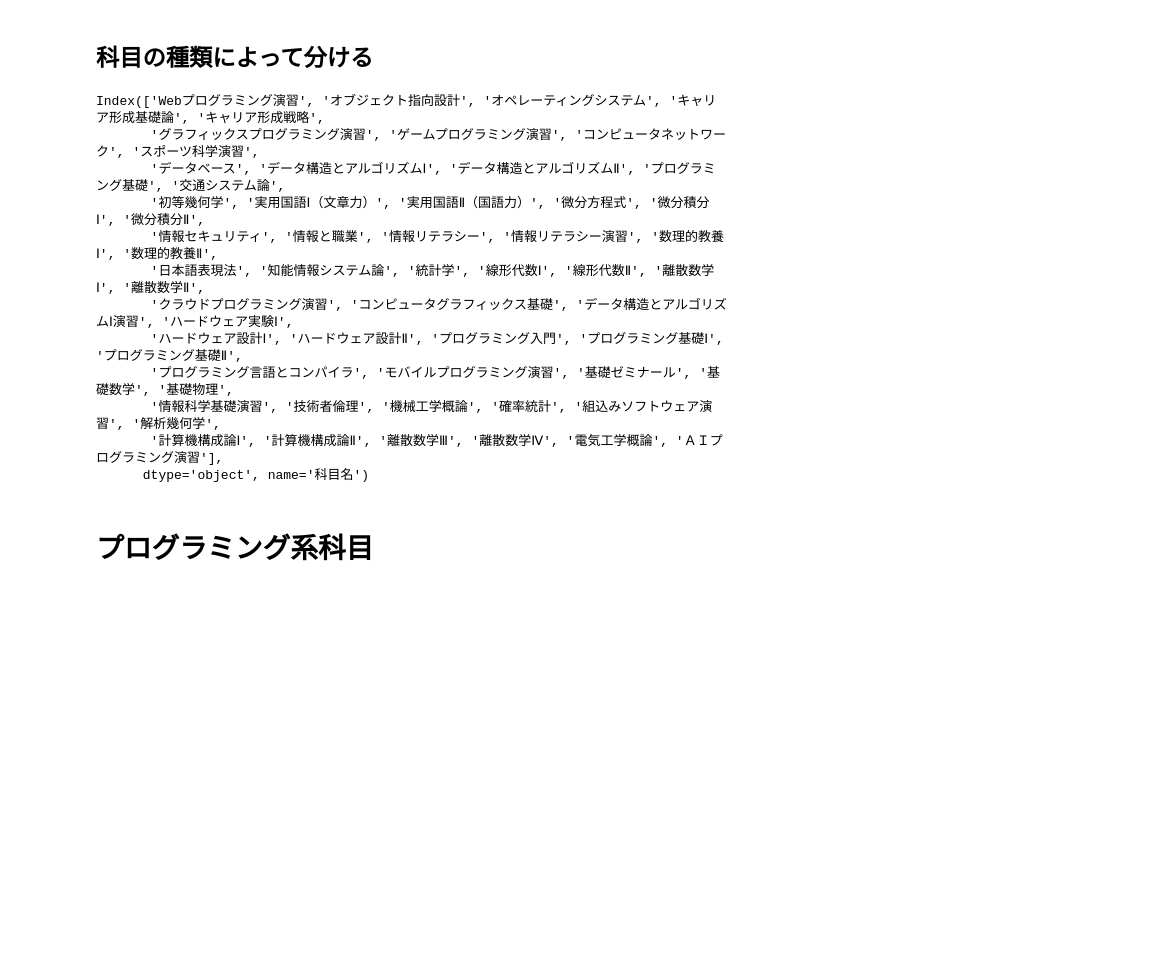
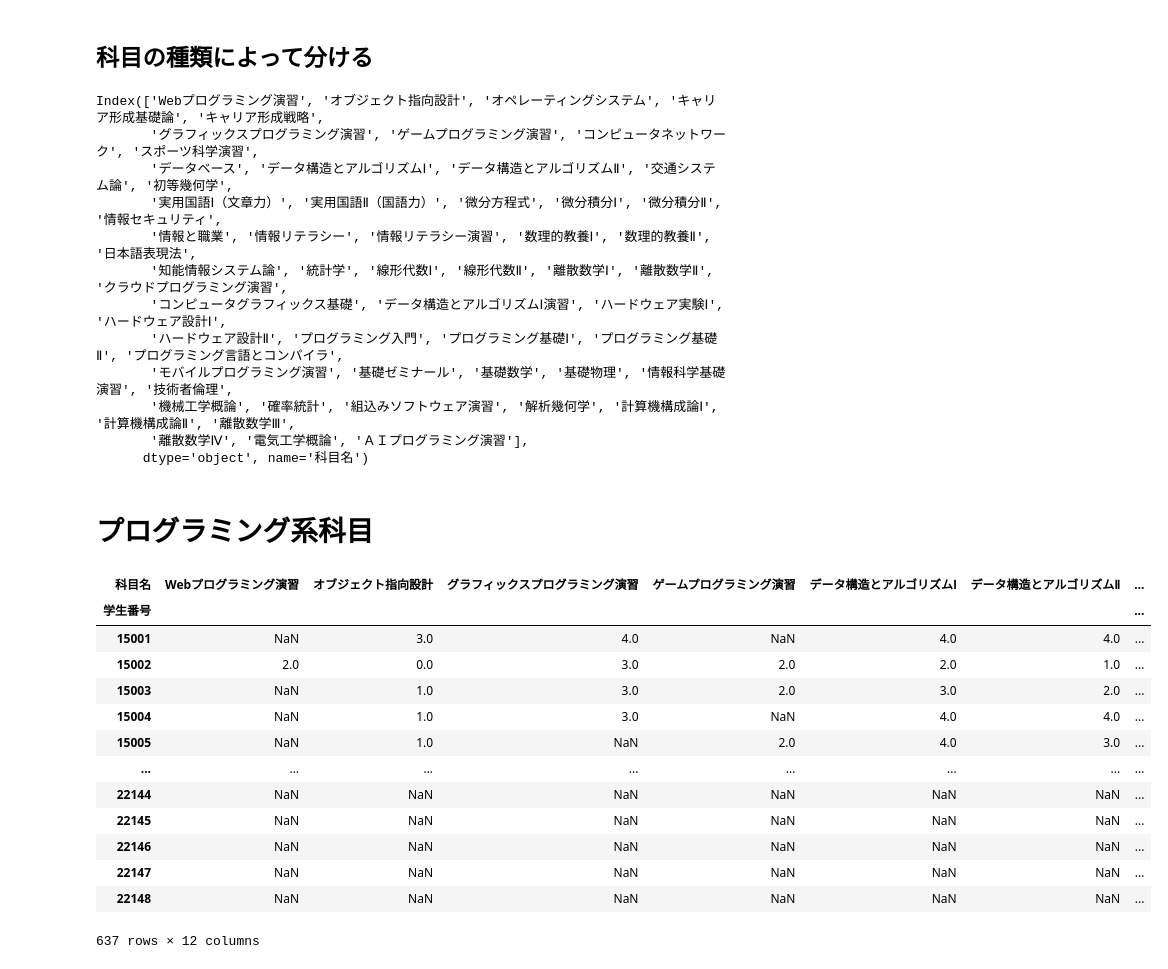
Before and after one commit to ltpdo/GradeData-MachineLearing, a Jupyter notebook: 成績データの仕分け.ipynb, the cells around one changed output. Cells and saved outputs as stored; diff of their text form; code cells hidden in the pictures; blank space fills up the shorter version.

```diff
--- a/成績データの仕分け.ipynb
+++ b/成績データの仕分け.ipynb
@@ -594,7 +648,7 @@ print("切片:{:.5f}".format(model.intercept_))
 subject_data_major = subject_data.loc[:, [
     "Webプログラミング演習", "オブジェクト指向設計", "オペレーティングシステム", "キャリア形成基礎論", "キャリア形成戦略",
     "グラフィックスプログラミング演習", "ゲームプログラミング演習", "コンピュータネットワーク", "スポーツ科学演習",
-    "データベース", "データ構造とアルゴリズムⅠ", "データ構造とアルゴリズムⅡ", "プログラミング基礎", "交通システム論",
+    "データベース", "データ構造とアルゴリズムⅠ", "データ構造とアルゴリズムⅡ", "交通システム論",
     "初等幾何学", "実用国語Ⅰ（文章力）", "実用国語Ⅱ（国語力）", "微分方程式", "微分積分Ⅰ", "微分積分Ⅱ", "情報セキュリティ",
     "情報と職業", "情報リテラシー", "情報リテラシー演習", "数理的教養Ⅰ", "数理的教養Ⅱ", "日本語表現法", "知能情報システム論",
     "統計学", "線形代数Ⅰ", "線形代数Ⅱ", "離散数学Ⅰ", "離散数学Ⅱ", "クラウドプログラミング演習", "コンピュータグラフィックス基礎",
@@ -608,15 +662,15 @@ print(subject_data_major.columns)
 # %% [output]
 Index(['Webプログラミング演習', 'オブジェクト指向設計', 'オペレーティングシステム', 'キャリア形成基礎論', 'キャリア形成戦略',
        'グラフィックスプログラミング演習', 'ゲームプログラミング演習', 'コンピュータネットワーク', 'スポーツ科学演習',
-       'データベース', 'データ構造とアルゴリズムⅠ', 'データ構造とアルゴリズムⅡ', 'プログラミング基礎', '交通システム論',
-       '初等幾何学', '実用国語Ⅰ（文章力）', '実用国語Ⅱ（国語力）', '微分方程式', '微分積分Ⅰ', '微分積分Ⅱ',
-       '情報セキュリティ', '情報と職業', '情報リテラシー', '情報リテラシー演習', '数理的教養Ⅰ', '数理的教養Ⅱ',
-       '日本語表現法', '知能情報システム論', '統計学', '線形代数Ⅰ', '線形代数Ⅱ', '離散数学Ⅰ', '離散数学Ⅱ',
-       'クラウドプログラミング演習', 'コンピュータグラフィックス基礎', 'データ構造とアルゴリズムⅠ演習', 'ハードウェア実験Ⅰ',
-       'ハードウェア設計Ⅰ', 'ハードウェア設計Ⅱ', 'プログラミング入門', 'プログラミング基礎Ⅰ', 'プログラミング基礎Ⅱ',
-       'プログラミング言語とコンパイラ', 'モバイルプログラミング演習', '基礎ゼミナール', '基礎数学', '基礎物理',
-       '情報科学基礎演習', '技術者倫理', '機械工学概論', '確率統計', '組込みソフトウェア演習', '解析幾何学',
-       '計算機構成論Ⅰ', '計算機構成論Ⅱ', '離散数学Ⅲ', '離散数学Ⅳ', '電気工学概論', 'ＡＩプログラミング演習'],
+       'データベース', 'データ構造とアルゴリズムⅠ', 'データ構造とアルゴリズムⅡ', '交通システム論', '初等幾何学',
+       '実用国語Ⅰ（文章力）', '実用国語Ⅱ（国語力）', '微分方程式', '微分積分Ⅰ', '微分積分Ⅱ', '情報セキュリティ',
+       '情報と職業', '情報リテラシー', '情報リテラシー演習', '数理的教養Ⅰ', '数理的教養Ⅱ', '日本語表現法',
+       '知能情報システム論', '統計学', '線形代数Ⅰ', '線形代数Ⅱ', '離散数学Ⅰ', '離散数学Ⅱ', 'クラウドプログラミング演習',
+       'コンピュータグラフィックス基礎', 'データ構造とアルゴリズムⅠ演習', 'ハードウェア実験Ⅰ', 'ハードウェア設計Ⅰ',
+       'ハードウェア設計Ⅱ', 'プログラミング入門', 'プログラミング基礎Ⅰ', 'プログラミング基礎Ⅱ', 'プログラミング言語とコンパイラ',
+       'モバイルプログラミング演習', '基礎ゼミナール', '基礎数学', '基礎物理', '情報科学基礎演習', '技術者倫理',
+       '機械工学概論', '確率統計', '組込みソフトウェア演習', '解析幾何学', '計算機構成論Ⅰ', '計算機構成論Ⅱ', '離散数学Ⅲ',
+       '離散数学Ⅳ', '電気工学概論', 'ＡＩプログラミング演習'],
       dtype='object', name='科目名')
 # %%
 # 使用するデータを保存
@@ -626,7 +680,23 @@ subject_data.to_csv('/content/drive/MyDrive/Colab Notebooks/卒論/成績デ
 # %%
 # 使用する科目
 data_programing = subject_data_major[[
     "Webプログラミング演習", "オブジェクト指向設計", "グラフィックスプログラミング演習", "ゲームプログラミング演習",
-    "データ構造とアルゴリズムⅠ", "データ構造とアルゴリズムⅡ", "プログラミング基礎", "データ構造とアルゴリズムⅠ演習",
+    "データ構造とアルゴリズムⅠ", "データ構造とアルゴリズムⅡ", "データ構造とアルゴリズムⅠ演習",
     "プログラミング入門", "プログラミング基礎Ⅰ", "プログラミング基礎Ⅱ", "モバイルプログラミング演習", "ＡＩプログラミング演習"
     ]].copy()
+data_programing
+# %% [output]
+| 科目名 | Webプログラミング演習 | オブジェクト指向設計 | グラフィックスプログラミング演習 | ゲームプログラミング演習 | データ構造とアルゴリズムⅠ | データ構造とアルゴリズムⅡ | ... |
+| 学生番号 |  |  |  |  |  |  | ... |
+| 15001 | NaN | 3.0 | 4.0 | NaN | 4.0 | 4.0 | ... |
+| 15002 | 2.0 | 0.0 | 3.0 | 2.0 | 2.0 | 1.0 | ... |
+| 15003 | NaN | 1.0 | 3.0 | 2.0 | 3.0 | 2.0 | ... |
+| 15004 | NaN | 1.0 | 3.0 | NaN | 4.0 | 4.0 | ... |
+| 15005 | NaN | 1.0 | NaN | 2.0 | 4.0 | 3.0 | ... |
+| ... | ... | ... | ... | ... | ... | ... | ... |
+| 22144 | NaN | NaN | NaN | NaN | NaN | NaN | ... |
+| 22145 | NaN | NaN | NaN | NaN | NaN | NaN | ... |
+| 22146 | NaN | NaN | NaN | NaN | NaN | NaN | ... |
+| 22147 | NaN | NaN | NaN | NaN | NaN | NaN | ... |
+| 22148 | NaN | NaN | NaN | NaN | NaN | NaN | ... |
+637 rows × 12 columns
```
Also changed, not shown: parts of 15 cells of this notebook.
